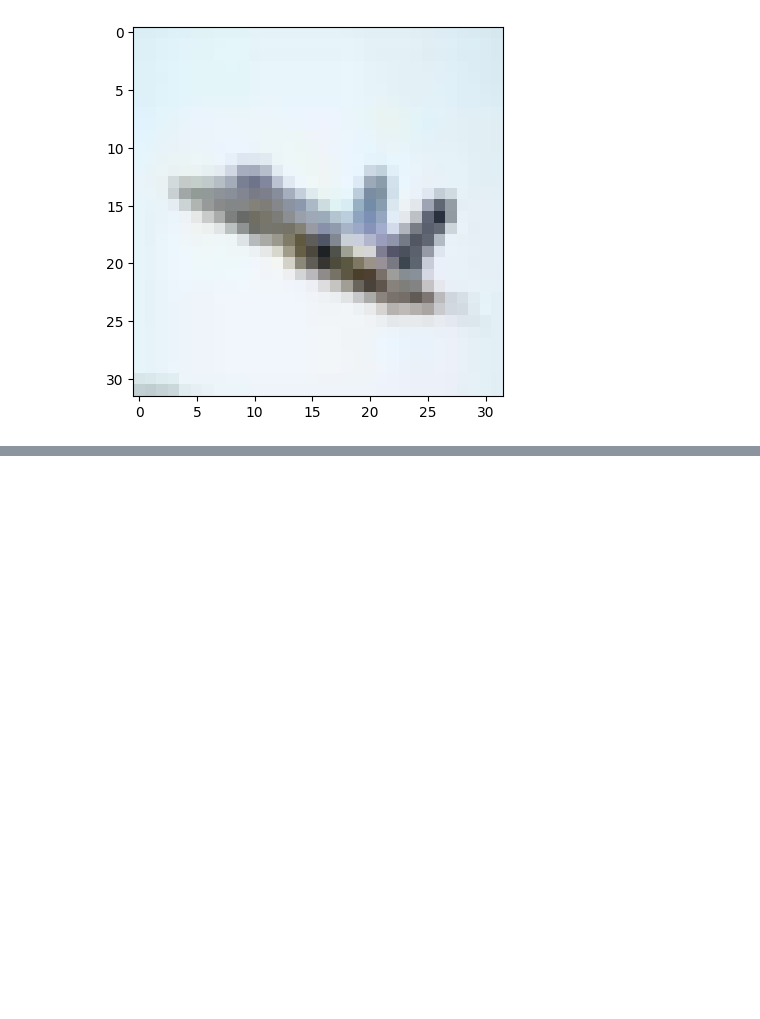
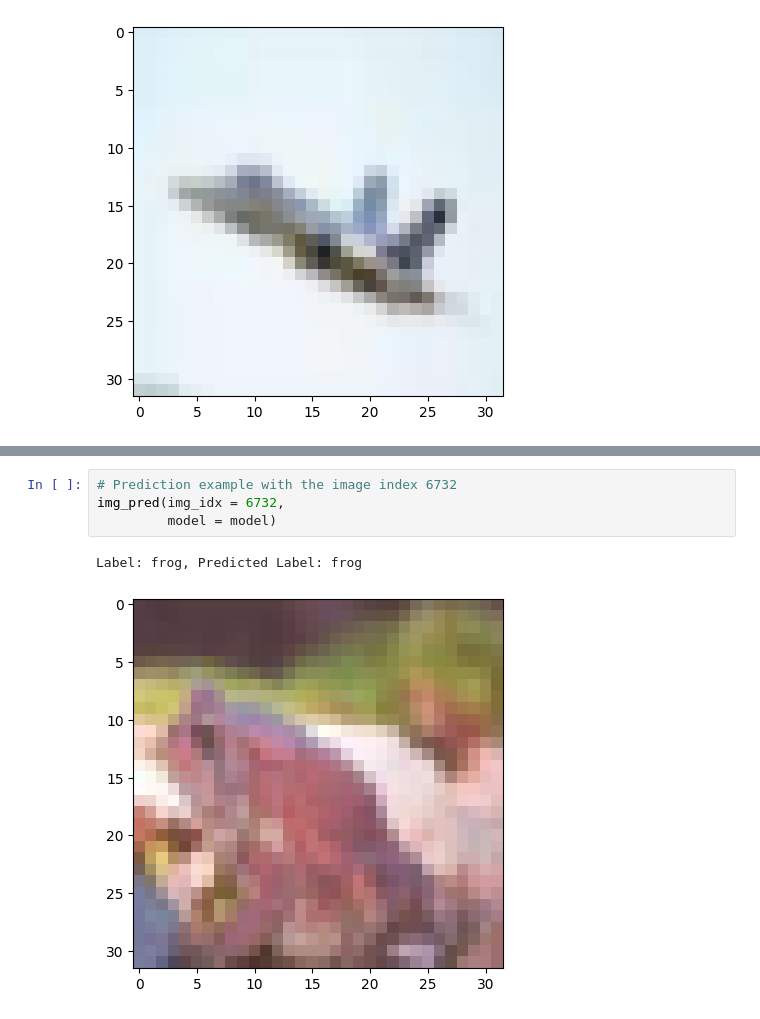
Before and after one commit to RawatRahul14/PyTorch-Guide, a Jupyter notebook: 3. CNN Model/image_classification_using_cnn.ipynb, the cells around one changed output, grey strips where cells are left out. Cells and saved outputs as stored; diff of their text form; blank space fills up the shorter version.

```diff
--- a/3. CNN Model/image_classification_using_cnn.ipynb
+++ b/3. CNN Model/image_classification_using_cnn.ipynb
@@ -110,0 +444,7 @@ Label of the image with the index 0: airplane(0).
+# %%
+# Prediction example with the image index 6732
+img_pred(img_idx = 6732,
+         model = model)
+# %% [output]
+Label: frog, Predicted Label: frog
+[figure, added]
```
Also changed, not shown: parts of 25 cells of this notebook.
